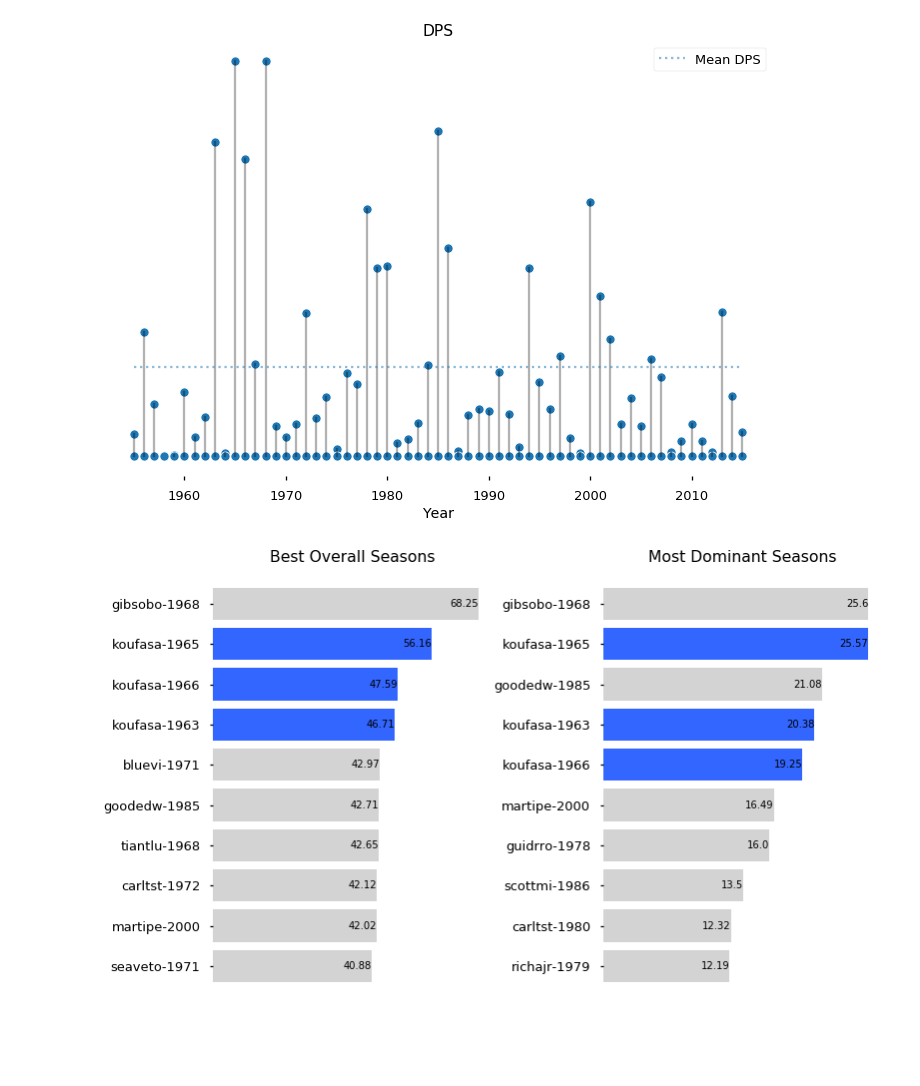
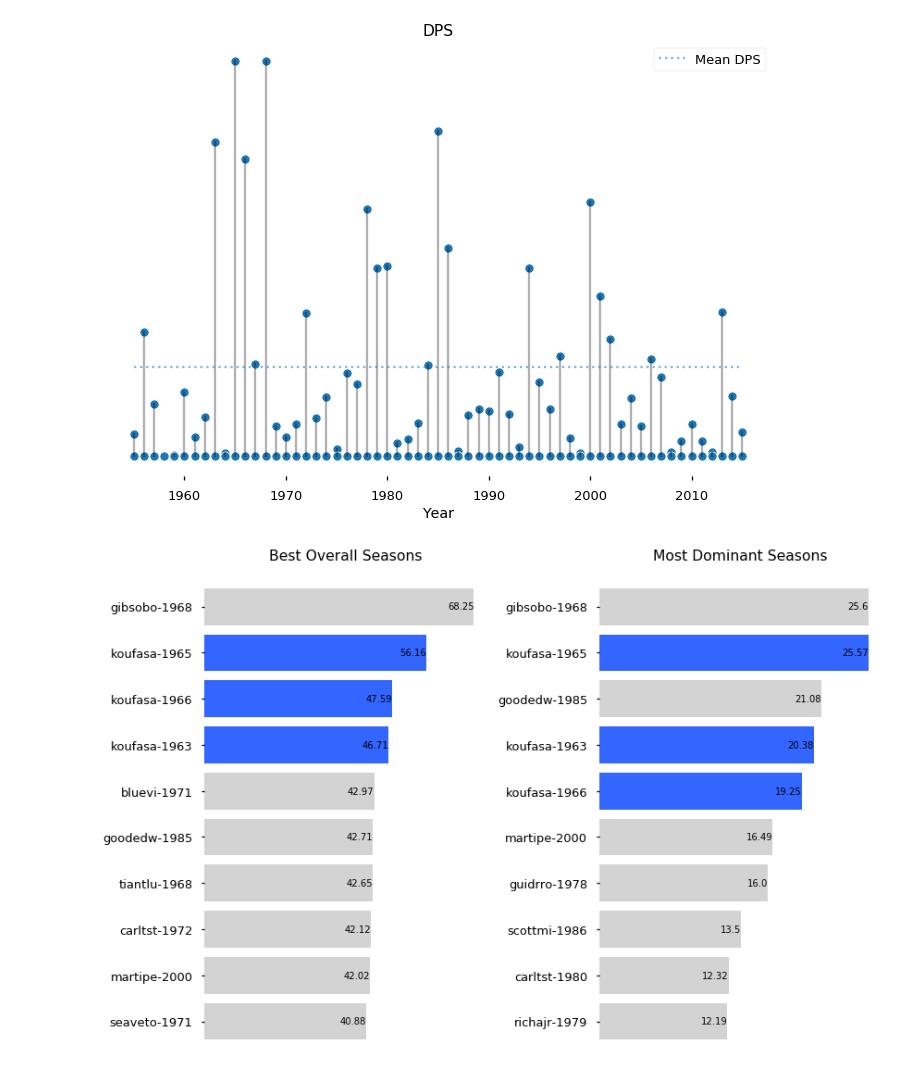
Before and after one commit to cwf231/dominant_pitcher, a Jupyter notebook: pitchers_final.ipynb, the cells around one changed output. Saved outputs shown, nothing was run; the diff lists cells and outputs as text; code cells hidden in the pictures; blank space fills up the shorter version.

```diff
--- a/pitchers_final.ipynb
+++ b/pitchers_final.ipynb
@@ -17,7 +17,7 @@ df.head()
 # %%
-# Add 'playeryear' column which will be the grain of the data. Save for next time.
+# Add 'playeryear' column which will be the grain of the data.
 if 'playeryear' not in df.columns:
-    df['playeryear'] = [str(df.iloc[i]['player_id'])[:-2] + '-' + str(df.iloc[i]['year'])
-                        for i in range(len(df))]
+    id_col = df['player_id'].map(lambda x: x[:-2])
+    df['playeryear'] = id_col + '-' + df['year'].astype(str)
 
     df.to_excel('pitchers_final.xlsx')
@@ -119,9 +110,9 @@ for year in top2_df.year.unique():
     plt.plot([year, year], [y1, y2], c='black', alpha=0.3)
 
 avg = top2_df[top2_df.dps > 0].dps.mean()
-avg_line = plt.plot([1955, 2015], [avg, avg], alpha=0.5, ls='dotted')
+avg_line = plt.plot([1955, 2015], [avg, avg], alpha=0.5, ls=':')
 
-ax.get_yaxis().set_visible(False)
+ax.yaxis.set_visible(False)
 ax.set_xlabel('Year')
 
 for spine in ax.spines:
@@ -138,8 +130,11 @@ top_tps = df.sort_values('tps').tail(10)
 top_dps = df.sort_values('dps').tail(10)
 # %%
 # Setting colors to highlight Koufax
-colors1 = ['#3366ff' if x.startswith('koufa') else 'lightgrey' for x in top_tps.playeryear]
-colors2 = ['#3366ff' if x.startswith('koufa') else 'lightgrey' for x in top_dps.playeryear]
+
+colors1 = ['#3366ff' if player.startswith('koufa') else 'lightgrey'
+           for player in top_tps.playeryear]
+colors2 = ['#3366ff' if player.startswith('koufa') else 'lightgrey'
+           for player in top_dps.playeryear]
 # %%
 def label_bars(ax):
     """Add value labels to the bars (instead of an x-axis)."""
@@ -157,22 +152,22 @@ def label_bars(ax):
                      va='center', ha='right')
 # %%
 fig, (ax1, ax2) = plt.subplots(ncols=2, figsize=(12, 8))
-fig.subplots_adjust(wspace=.4)
 
 ax1.barh(y='playeryear', width='tps', color=colors1, data=top_tps)
 ax1.set_title('Best Overall Seasons')
 
 ax2.barh(y='playeryear', width='dps', color=colors2, data=top_dps)
 ax2.set_title('Most Dominant Seasons')
 
 for ax in (ax1, ax2):
-    ax.get_xaxis().set_visible(False)
+    ax.xaxis.set_visible(False)
+
     for spine in ax1.spines:
         ax.spines[spine].set_visible(False)
 
     label_bars(ax)
 
-
+plt.tight_layout()
 plt.savefig('images/koufax.png');
 # %% [output]
-[figure, old version]
+[figure, new version]
```
Also changed, not shown: parts of 8 cells of this notebook, 2 other files.
